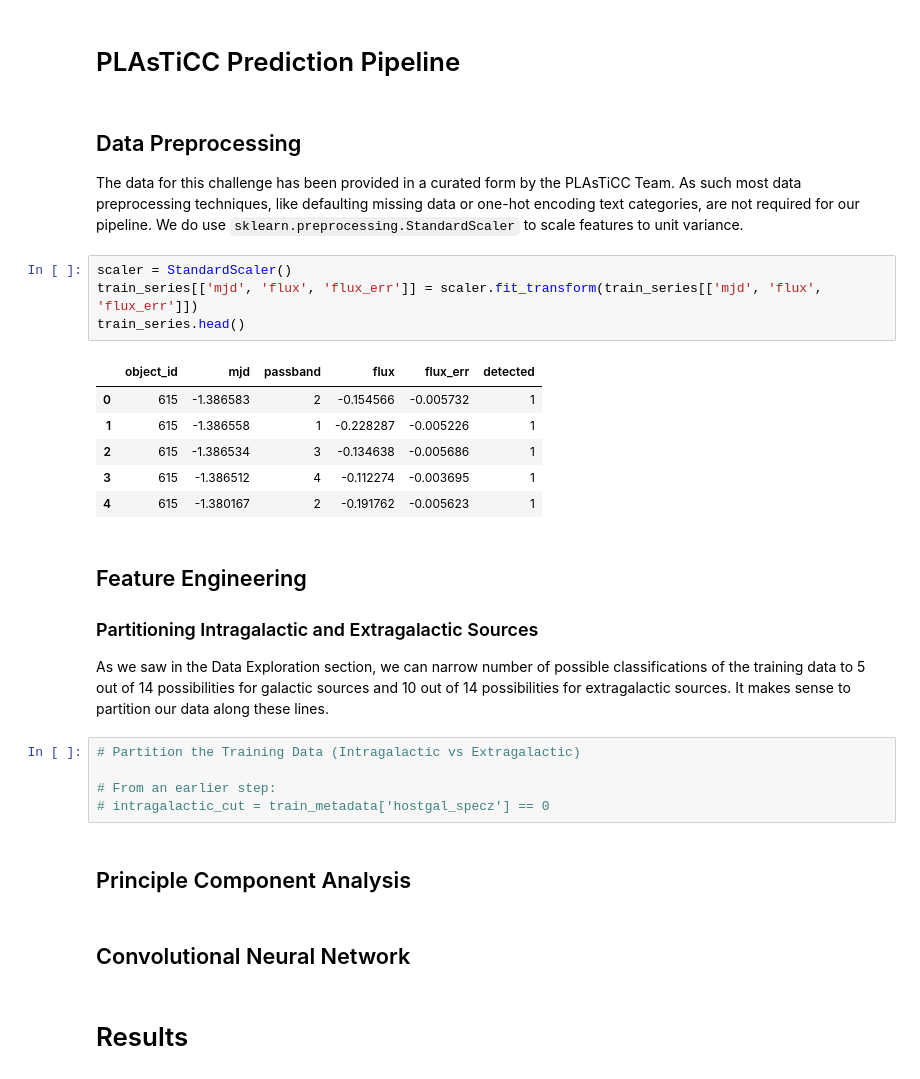
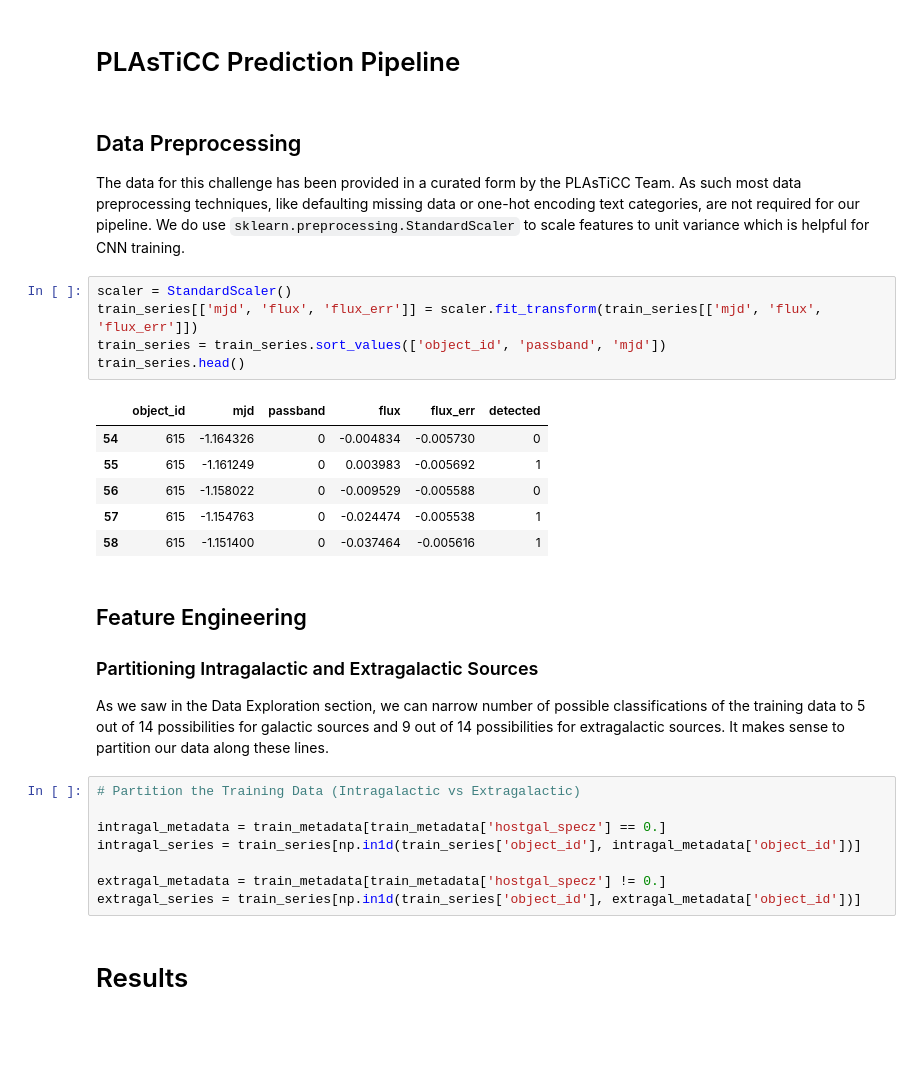
Before and after one commit to danielbank/PLAsTiCC, a Jupyter notebook: report/report.ipynb, the cells around one changed output. Cells and saved outputs as stored; diff of their text form; blank space fills up the shorter version.

```diff
--- a/report/report.ipynb
+++ b/report/report.ipynb
@@ -281,33 +280,33 @@ When designing my classifier, I will generate a similar confusion matrix so that
 # %% [markdown]
 ## Data Preprocessing
 
-The data for this challenge has been provided in a curated form by the PLAsTiCC Team.  As such most data preprocessing techniques, like defaulting missing data or one-hot encoding text categories, are not required for our pipeline.  We do use `sklearn.preprocessing.StandardScaler` to scale features to unit variance.
+The data for this challenge has been provided in a curated form by the PLAsTiCC Team.  As such most data preprocessing techniques, like defaulting missing data or one-hot encoding text categories, are not required for our pipeline.  We do use `sklearn.preprocessing.StandardScaler` to scale features to unit variance which is helpful for CNN training.
 # %%
 scaler = StandardScaler()
 train_series[['mjd', 'flux', 'flux_err']] = scaler.fit_transform(train_series[['mjd', 'flux', 'flux_err']])
+train_series = train_series.sort_values(['object_id', 'passband', 'mjd'])
 train_series.head()
 # %% [output]
 |  | object_id | mjd | passband | flux | flux_err | detected |
-| 0 | 615 | -1.386583 | 2 | -0.154566 | -0.005732 | 1 |
-| 1 | 615 | -1.386558 | 1 | -0.228287 | -0.005226 | 1 |
-| 2 | 615 | -1.386534 | 3 | -0.134638 | -0.005686 | 1 |
-| 3 | 615 | -1.386512 | 4 | -0.112274 | -0.003695 | 1 |
-| 4 | 615 | -1.380167 | 2 | -0.191762 | -0.005623 | 1 |
+| 54 | 615 | -1.164326 | 0 | -0.004834 | -0.005730 | 0 |
+| 55 | 615 | -1.161249 | 0 | 0.003983 | -0.005692 | 1 |
+| 56 | 615 | -1.158022 | 0 | -0.009529 | -0.005588 | 0 |
+| 57 | 615 | -1.154763 | 0 | -0.024474 | -0.005538 | 1 |
+| 58 | 615 | -1.151400 | 0 | -0.037464 | -0.005616 | 1 |
 # %% [markdown]
 ## Feature Engineering
 
 ### Partitioning Intragalactic and Extragalactic Sources
 
-As we saw in the Data Exploration section, we can narrow number of possible classifications of the training data to 5 out of 14 possibilities for galactic sources and 10 out of 14 possibilities for extragalactic sources.  It makes sense to partition our data along these lines.
+As we saw in the Data Exploration section, we can narrow number of possible classifications of the training data to 5 out of 14 possibilities for galactic sources and 9 out of 14 possibilities for extragalactic sources.  It makes sense to partition our data along these lines.
-# %%
-# Partition the Training Data (Intragalactic vs Extragalactic)
-
-# From an earlier step:
-# intragalactic_cut = train_metadata['hostgal_specz'] == 0
-# %% [markdown]
-## Principle Component Analysis
-# %% [markdown]
-## Convolutional Neural Network
+# %%
+# Partition the Training Data (Intragalactic vs Extragalactic)
+
+intragal_metadata = train_metadata[train_metadata['hostgal_specz'] == 0.]
+intragal_series = train_series[np.in1d(train_series['object_id'], intragal_metadata['object_id'])]
+
+extragal_metadata = train_metadata[train_metadata['hostgal_specz'] != 0.]
+extragal_series = train_series[np.in1d(train_series['object_id'], extragal_metadata['object_id'])]
 # %% [markdown]
 # Results
 # %% [markdown]
```
Also changed, not shown: parts of 2 cells of this notebook.
